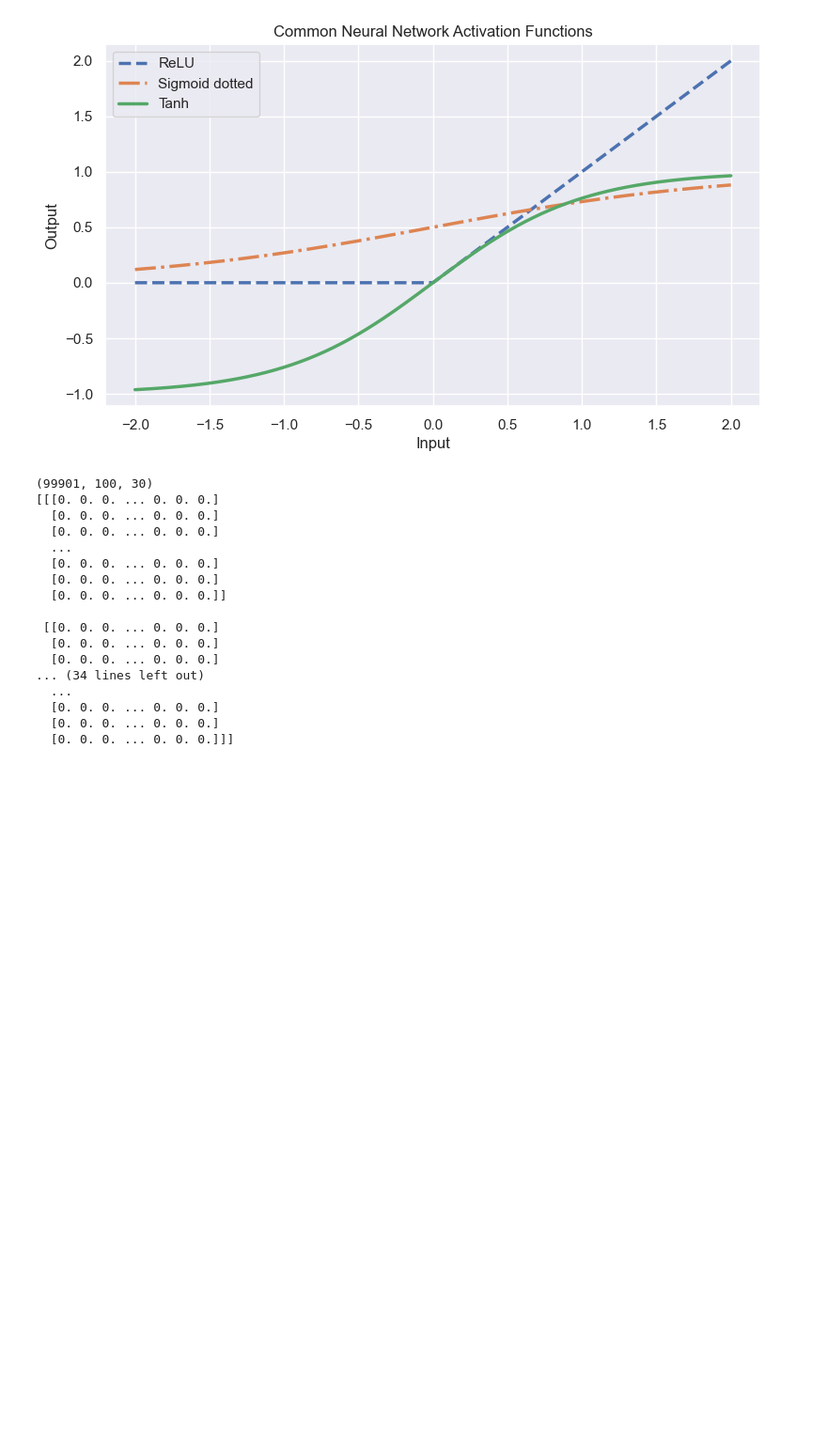
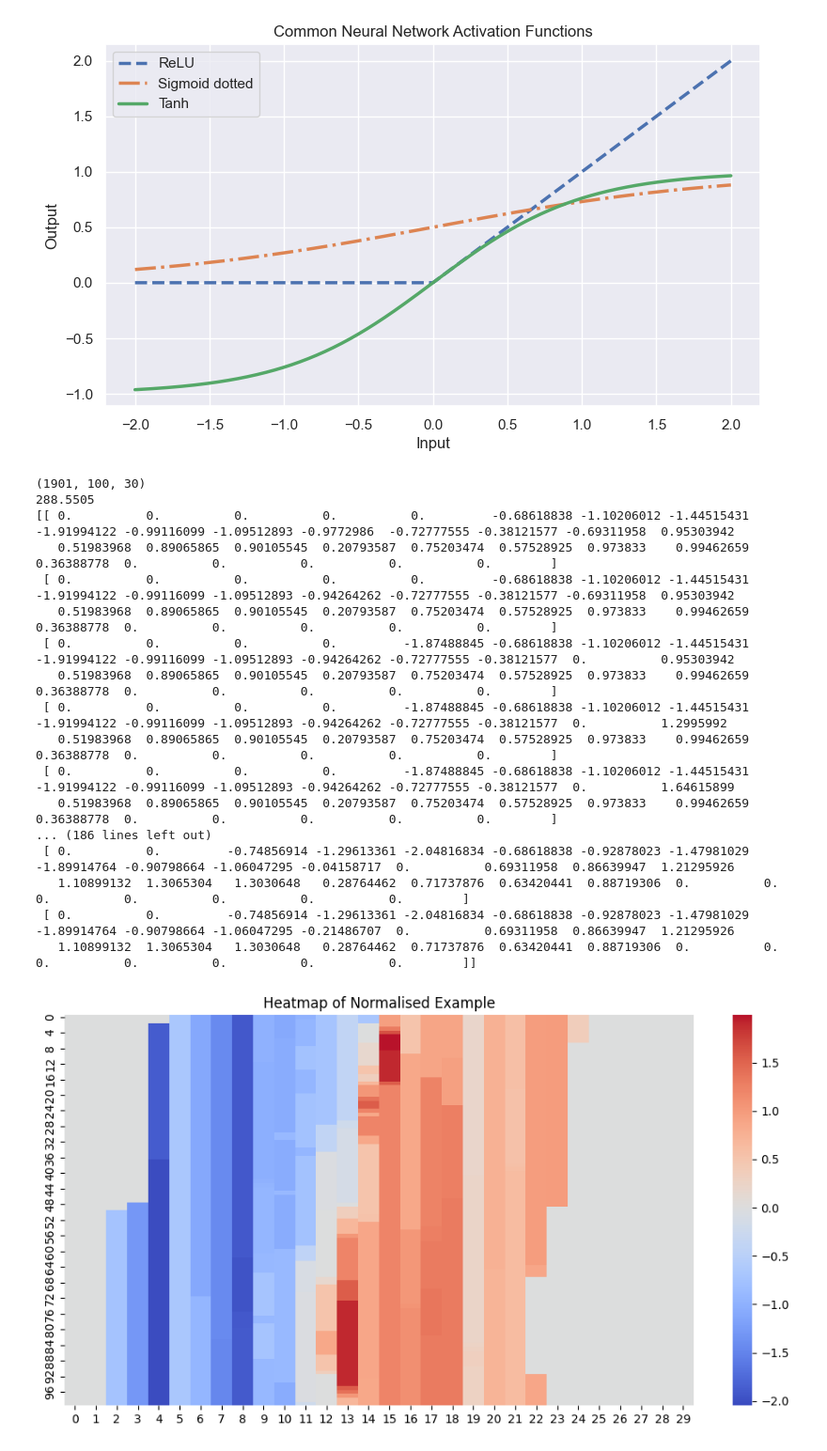
Before and after one commit to benhunt19/deep-lob-project, a Jupyter notebook: src/notebooks/genericNotebook.ipynb, the cells around one changed output. Shown: that part at 94% size. Saved outputs shown, nothing was run; the diff lists cells and outputs as text; code cells hidden in the pictures; blank space fills up the shorter version.

```diff
--- a/src/notebooks/genericNotebook.ipynb
+++ b/src/notebooks/genericNotebook.ipynb
@@ -340,28 +340,45 @@ plt.show()
 # %%
 import numpy as np
 from src.core.constants import NUMPY_X_KEY
+import seaborn as sns
+import matplotlib.pyplot as plt
 
-file = r'C:\Users\benhu\UCL\Term 3\HSBC\deep-lob-project\data\processed\AAPL\orderfixedvol\scaled\AAPL_orderfixedvol_2025-06-03.npz'
+file = r'C:\Users\benhu\UCL\Term 3\HSBC\deep-lob-project\data\processed\AAPL\orderfixedvol\unscaled\AAPL_orderfixedvol_2025-06-03.npz'
 with np.load(file) as data:
     # print(list(data.keys()))
     data = data[NUMPY_X_KEY]
     print(data.shape)
-print(data)
+np.set_printoptions(threshold=np.inf, linewidth=200, suppress=True)
+# print(data[0])
+example = data[100]
+pos = example[example != 0]
+ABS = np.abs(pos)
+MEAN = np.mean(ABS)
+# print(pos)
+# print(ABS)
+print(MEAN)
+normalised = example/MEAN
+print(normalised)
+plt.figure(figsize=(12, 6))
+sns.heatmap(normalised, cmap='coolwarm', center=0)
+plt.title('Heatmap of Normalised Example')
+plt.show()
 # %% [output]
-(99901, 100, 30)
-[[[0. 0. 0. ... 0. 0. 0.]
-  [0. 0. 0. ... 0. 0. 0.]
-  [0. 0. 0. ... 0. 0. 0.]
-  ...
-  [0. 0. 0. ... 0. 0. 0.]
-  [0. 0. 0. ... 0. 0. 0.]
-  [0. 0. 0. ... 0. 0. 0.]]
-
- [[0. 0. 0. ... 0. 0. 0.]
-  [0. 0. 0. ... 0. 0. 0.]
-  [0. 0. 0. ... 0. 0. 0.]
-... (34 lines left out)
-  ...
-  [0. 0. 0. ... 0. 0. 0.]
-  [0. 0. 0. ... 0. 0. 0.]
-  [0. 0. 0. ... 0. 0. 0.]]]
+(1901, 100, 30)
+288.5505
+[[ 0.          0.          0.          0.          0.         -0.68618838 -1.10206012 -1.44515431 -1.91994122 -0.99116099 -1.09512893 -0.9772986  -0.72777555 -0.38121577 -0.69311958  0.95303942
+   0.51983968  0.89065865  0.90105545  0.20793587  0.75203474  0.57528925  0.973833    0.99462659  0.36388778  0.          0.          0.          0.          0.        ]
+ [ 0.          0.          0.          0.          0.         -0.68618838 -1.10206012 -1.44515431 -1.91994122 -0.99116099 -1.09512893 -0.94264262 -0.72777555 -0.38121577 -0.69311958  0.95303942
+   0.51983968  0.89065865  0.90105545  0.20793587  0.75203474  0.57528925  0.973833    0.99462659  0.36388778  0.          0.          0.          0.          0.        ]
+ [ 0.          0.          0.          0.         -1.87488845 -0.68618838 -1.10206012 -1.44515431 -1.91994122 -0.99116099 -1.09512893 -0.94264262 -0.72777555 -0.38121577  0.          0.95303942
+   0.51983968  0.89065865  0.90105545  0.20793587  0.75203474  0.57528925  0.973833    0.99462659  0.36388778  0.          0.          0.          0.          0.        ]
+ [ 0.          0.          0.          0.         -1.87488845 -0.68618838 -1.10206012 -1.44515431 -1.91994122 -0.99116099 -1.09512893 -0.94264262 -0.72777555 -0.38121577  0.          1.2995992
+   0.51983968  0.89065865  0.90105545  0.20793587  0.75203474  0.57528925  0.973833    0.99462659  0.36388778  0.          0.          0.          0.          0.        ]
+ [ 0.          0.          0.          0.         -1.87488845 -0.68618838 -1.10206012 -1.44515431 -1.91994122 -0.99116099 -1.09512893 -0.94264262 -0.72777555 -0.38121577  0.          1.64615899
+   0.51983968  0.89065865  0.90105545  0.20793587  0.75203474  0.57528925  0.973833    0.99462659  0.36388778  0.          0.          0.          0.          0.        ]
+... (186 lines left out)
+ [ 0.          0.         -0.74856914 -1.29613361 -2.04816834 -0.68618838 -0.92878023 -1.47981029 -1.89914764 -0.90798664 -1.06047295 -0.04158717  0.          0.69311958  0.86639947  1.21295926
+   1.10899132  1.3065304   1.3030648   0.28764462  0.71737876  0.63420441  0.88719306  0.          0.          0.          0.          0.          0.          0.        ]
+ [ 0.          0.         -0.74856914 -1.29613361 -2.04816834 -0.68618838 -0.92878023 -1.47981029 -1.89914764 -0.90798664 -1.06047295 -0.21486707  0.          0.69311958  0.86639947  1.21295926
+   1.10899132  1.3065304   1.3030648   0.28764462  0.71737876  0.63420441  0.88719306  0.          0.          0.          0.          0.          0.          0.        ]]
+[figure, added]
```
Also changed, not shown: parts of 1 cell of this notebook, 6 other files.
